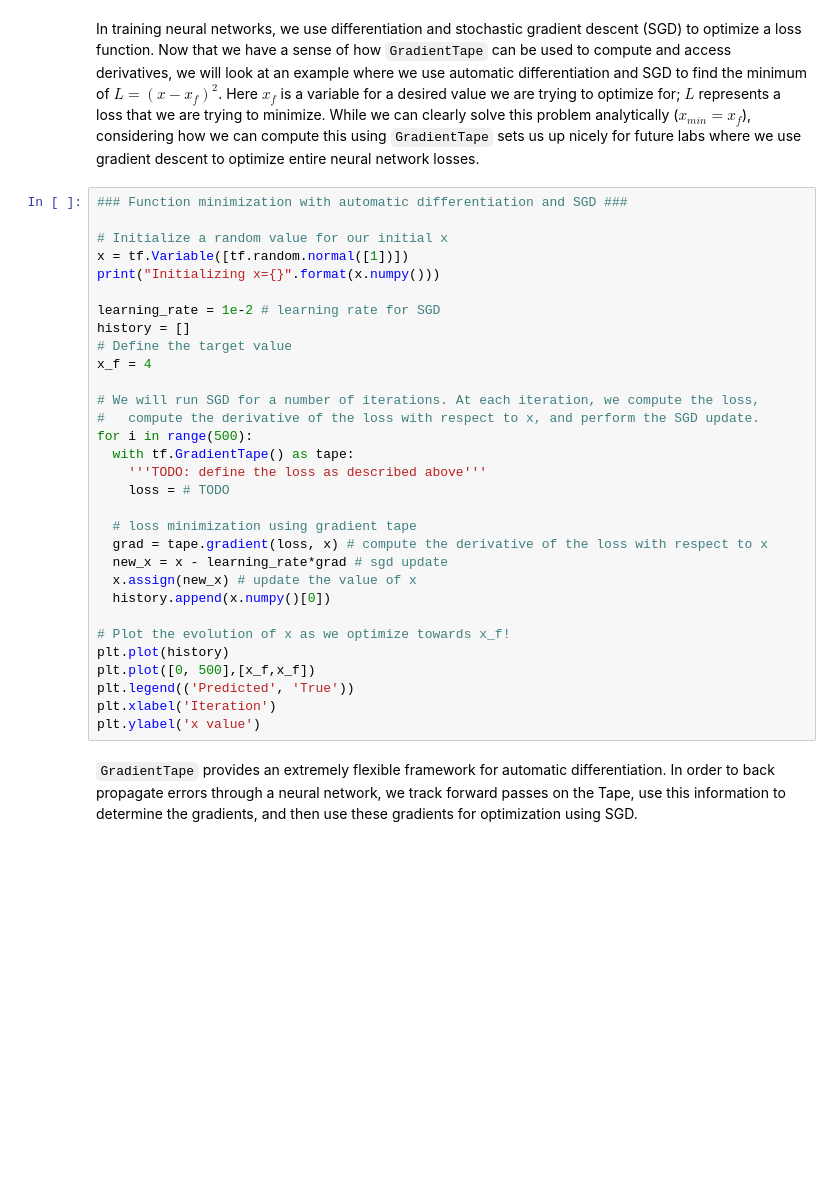
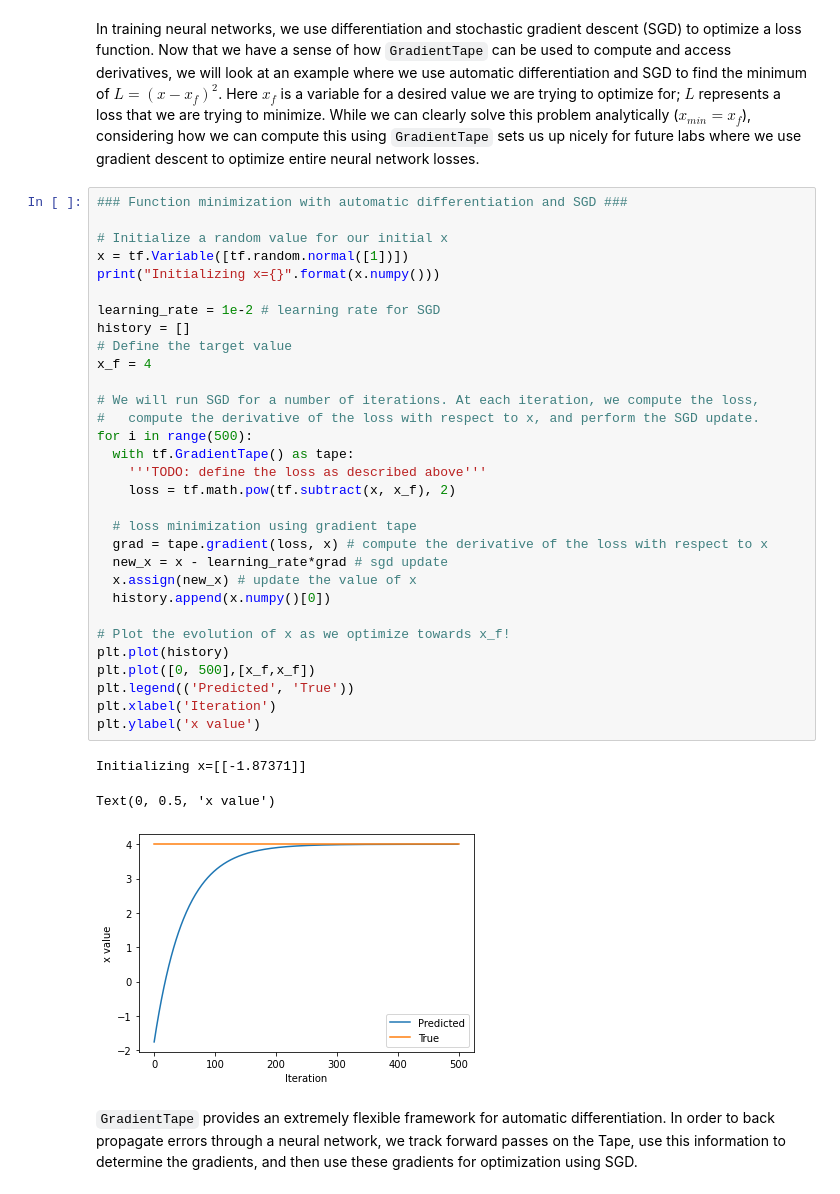
Before and after one commit to emma-ea/MIT_6.S191, a Jupyter notebook: lab1/Part1_TensorFlow.ipynb, the cells around one changed output. Drawn from its saved outputs; the diff is of its cells as text; blank space fills up the shorter version.

```diff
--- a/lab1/Part1_TensorFlow.ipynb
+++ b/lab1/Part1_TensorFlow.ipynb
@@ -358,33 +358,37 @@ In training neural networks, we use differentiation and stochastic gradient desc
 # %%
 ### Function minimization with automatic differentiation and SGD ###
 
 # Initialize a random value for our initial x
 x = tf.Variable([tf.random.normal([1])])
 print("Initializing x={}".format(x.numpy()))
 
 learning_rate = 1e-2 # learning rate for SGD
 history = []
 # Define the target value
 x_f = 4
 
 # We will run SGD for a number of iterations. At each iteration, we compute the loss,
 #   compute the derivative of the loss with respect to x, and perform the SGD update.
 for i in range(500):
   with tf.GradientTape() as tape:
     '''TODO: define the loss as described above'''
-    loss = # TODO
+    loss = tf.math.pow(tf.subtract(x, x_f), 2)
 
   # loss minimization using gradient tape
   grad = tape.gradient(loss, x) # compute the derivative of the loss with respect to x
   new_x = x - learning_rate*grad # sgd update
   x.assign(new_x) # update the value of x
   history.append(x.numpy()[0])
 
 # Plot the evolution of x as we optimize towards x_f!
 plt.plot(history)
 plt.plot([0, 500],[x_f,x_f])
 plt.legend(('Predicted', 'True'))
 plt.xlabel('Iteration')
 plt.ylabel('x value')
+# %% [output]
+Initializing x=[[-1.87371]]
+Text(0, 0.5, 'x value')
+[figure, added]
 # %% [markdown]
 `GradientTape` provides an extremely flexible framework for automatic differentiation. In order to back propagate errors through a neural network, we track forward passes on the Tape, use this information to determine the gradients, and then use these gradients for optimization using SGD.
```
